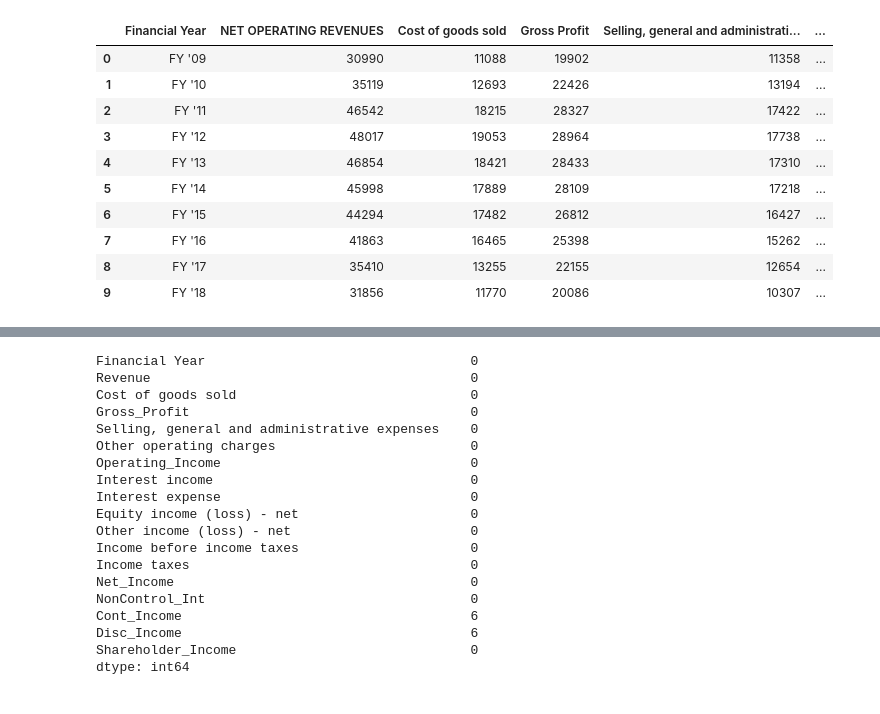
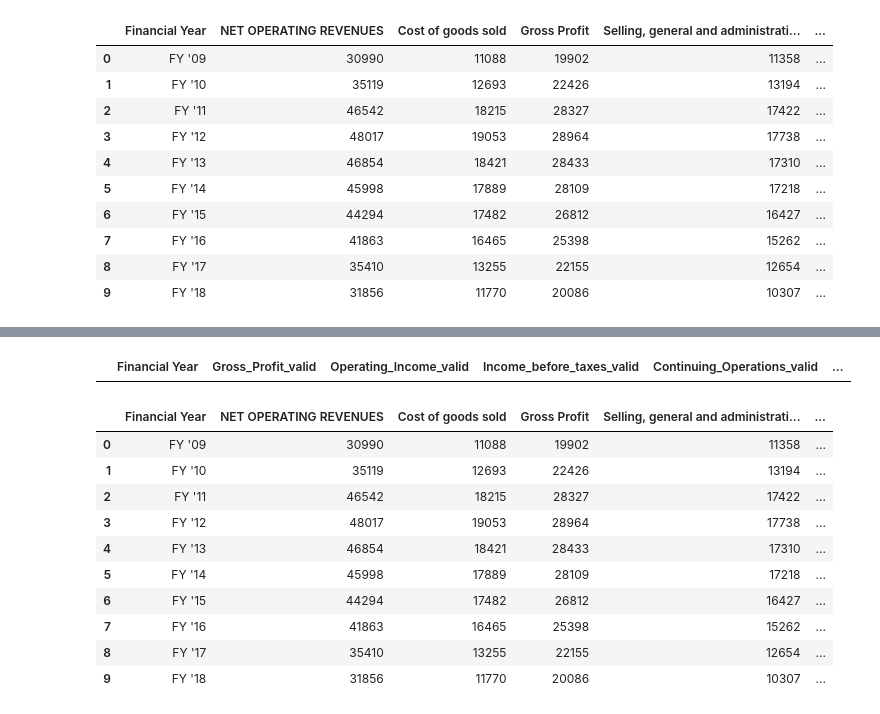
Before and after one commit to deringirish/Data-Science-Learning-in-PROITBRIDGE, a Jupyter notebook: 1_Python/Chapter_4_Python_for_Data_Analysis/Data_Cleaning_My_Learning/cola_data_cleaning.ipynb, the cells around one changed output, grey strips where cells are left out. Cells and saved outputs as stored; diff of their text form; code cells hidden in the pictures.

```diff
--- a/1_Python/Chapter_4_Python_for_Data_Analysis/Data_Cleaning_My_Learning/cola_data_cleaning.ipynb
+++ b/1_Python/Chapter_4_Python_for_Data_Analysis/Data_Cleaning_My_Learning/cola_data_cleaning.ipynb
@@ -86,26 +95,3 @@ cols = ['NET OPERATING REVENUES', 'Cost of goods sold',
        'Income (Loss) from Discontinued Operations, Net of Tax, Including Portion Attributable to Noncontrolling Interest',
        'NET INCOME ATTRIBUTABLE TO SHAREOWNERS OF THE COCA-COLA COMPANY']
 profil_and_loss[cols] = profil_and_loss[cols].apply(pd.to_numeric).astype("Int64")
-# %%
-profil_and_loss.rename(
-    columns={
-        "NET OPERATING REVENUES": "Revenue",
-        "Cost of Goods Sold": "COGS",
-        "Gross Profit": "Gross_Profit",
-        "Selling, General and Administrative Expenses": "SGA",
-        "Other Operating Charges": "Other_Op_Charges",
-        "Operating Income": "Operating_Income",
-        "Interest Income": "Interest_Income",
-        "Interest Expense": "Interest_Expense",
-        "Equity Income (Loss) — Net": "Equity_Income",
-        "Other Income (Loss) — Net": "Other_Income",
-        "Income Before Income Taxes": "PreTax_Income",
-        "Income Taxes": "Taxes",
-        "CONSOLIDATED NET INCOME": "Net_Income",
-        "Less: Net income attributable to noncontrolling interests": "NonControl_Int",
-        "Net income from continuing operations": "Cont_Income",
-        "Income (Loss) from Discontinued Operations, Net of Tax, Including Portion Attributable to Noncontrolling Interest": "Disc_Income",
-        "NET INCOME ATTRIBUTABLE TO SHAREOWNERS OF THE COCA-COLA COMPANY": "Shareholder_Income",
-    },
-    inplace=True,
-)
@@ -302,3 +191,13 @@ profil_and_loss
+# %%
+profil_and_loss["Net income from continuing operations"] = (
+    profil_and_loss["Income before income taxes"] - profil_and_loss["Income taxes"]
+)
+
+profil_and_loss[
+    "Income (Loss) from Discontinued Operations, Net of Tax, Including Portion Attributable to Noncontrolling Interest"
+] = profil_and_loss[
+    "Income (Loss) from Discontinued Operations, Net of Tax, Including Portion Attributable to Noncontrolling Interest"
+].fillna(0)
 # %%
 profil_and_loss
 # %% [output]
@@ -316,22 +280,18 @@ profil_and_loss
+# %%
+validation_df[validation_df["All_Valid"] == False]
+# %% [output]
+|  | Financial Year | Gross_Profit_valid | Operating_Income_valid | Income_before_taxes_valid | Continuing_Operations_valid | ... |
 # %%
-profil_and_loss.isna().sum()
+profil_and_loss
 # %% [output]
-Financial Year                                  0
-Revenue                                         0
-Cost of goods sold                              0
-Gross_Profit                                    0
-Selling, general and administrative expenses    0
-Other operating charges                         0
-Operating_Income                                0
-Interest income                                 0
-Interest expense                                0
-Equity income (loss) - net                      0
-Other income (loss) - net                       0
-Income before income taxes                      0
-Income taxes                                    0
-Net_Income                                      0
-NonControl_Int                                  0
-Cont_Income                                     6
-Disc_Income                                     6
-Shareholder_Income                              0
-dtype: int64
+|  | Financial Year | NET OPERATING REVENUES | Cost of goods sold | Gross Profit | Selling, general and administrati... | ... |
+| 0 | FY '09 | 30990 | 11088 | 19902 | 11358 | ... |
+| 1 | FY '10 | 35119 | 12693 | 22426 | 13194 | ... |
+| 2 | FY '11 | 46542 | 18215 | 28327 | 17422 | ... |
+| 3 | FY '12 | 48017 | 19053 | 28964 | 17738 | ... |
+| 4 | FY '13 | 46854 | 18421 | 28433 | 17310 | ... |
+| 5 | FY '14 | 45998 | 17889 | 28109 | 17218 | ... |
+| 6 | FY '15 | 44294 | 17482 | 26812 | 16427 | ... |
+| 7 | FY '16 | 41863 | 16465 | 25398 | 15262 | ... |
+| 8 | FY '17 | 35410 | 13255 | 22155 | 12654 | ... |
+| 9 | FY '18 | 31856 | 11770 | 20086 | 10307 | ... |
```
Also changed, not shown: parts of 17 cells of this notebook, 9 other files.
